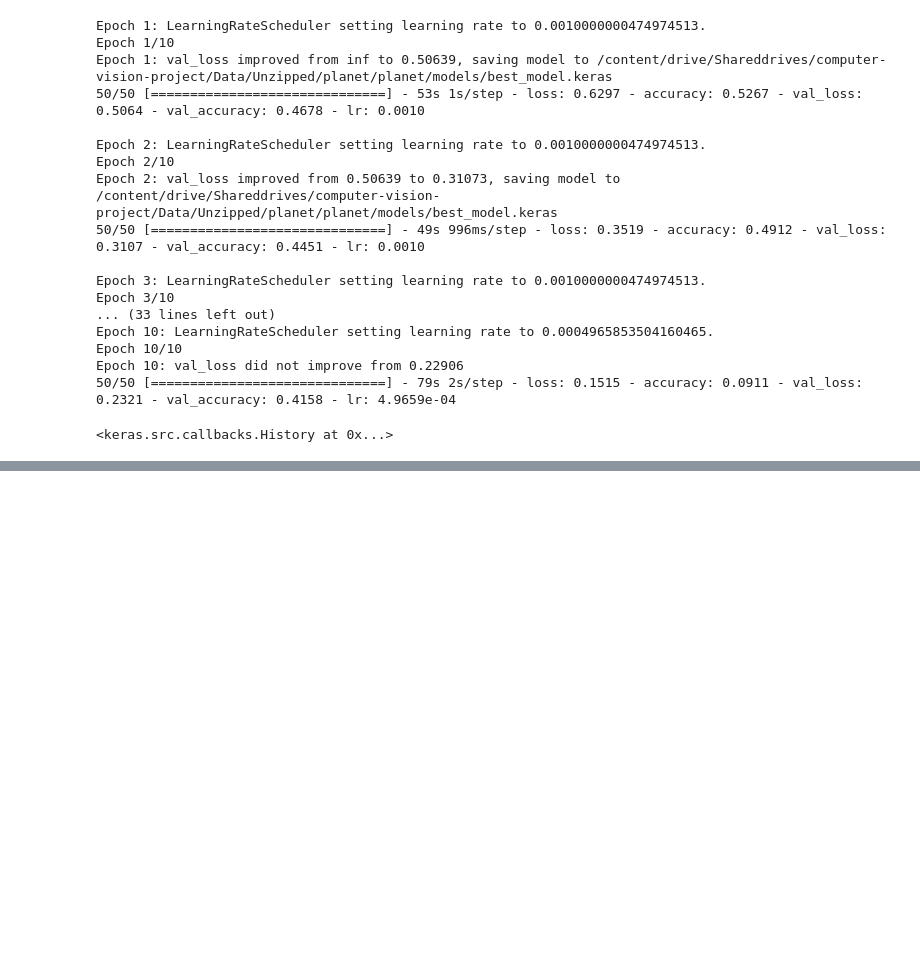
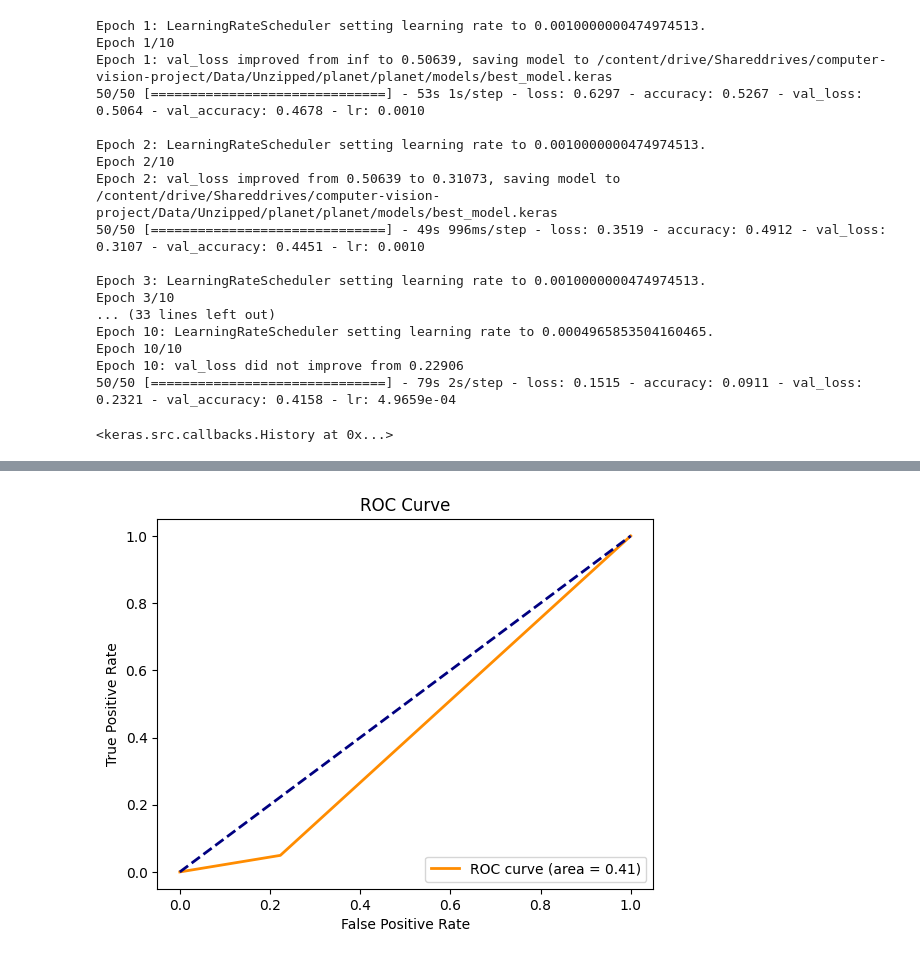
Before and after one commit to ssegovba/identifying-deforestation, a Jupyter notebook: notebooks/cnn_custom_model_classifier.ipynb, the cells around one changed output, grey strips where cells are left out. Drawn from its saved outputs; the diff is of its cells as text; code cells hidden in the pictures; blank space fills up the shorter version.

Commit message:
Initial evaluation metrics

```diff
--- a/notebooks/cnn_custom_model_classifier.ipynb
+++ b/notebooks/cnn_custom_model_classifier.ipynb
@@ -111,8 +117,8 @@ print("Images in train dataset:", len(train_data))
 print("Images in validation dataset:", len(val_data))
 
 # Creating data generators for train and validation datasets
-train_generator = fetch_images_and_labels(train_data, train_path, batch_size=batch_size, img_target_size=(100, 100))
-val_generator = fetch_images_and_labels(val_data, train_path, batch_size=batch_size, img_target_size=(100, 100))
+train_generator = fetch_images_and_labels(train_data, train_path, batch_size=batch_size, img_target_size=(100, 100), False)
+val_generator = fetch_images_and_labels(val_data, train_path, batch_size=batch_size, img_target_size=(100, 100), True)
 # %% [output]
 Images in train dataset: 6400
 Images in validation dataset: 1600
@@ -235,0 +244,23 @@ Epoch 10: val_loss did not improve from 0.22906
+# %%
+import matplotlib.pyplot as plt
+from tensorflow.keras.models import load_model
+from sklearn.metrics import classification_report, confusion_matrix, roc_curve, auc
+
+# Path where the model is stored
+model_path = data_path + 'models/best_model.keras'
+model = load_model(model_path)
+# %%
+# Collect all predictions and true labels
+all_labels = []
+all_predictions = []
+
+for images, labels in val_generator:
+    preds = model.predict(images)
+    all_predictions.extend(preds)
+    all_labels.extend(labels)
+    if len(all_labels) >= len(val_data):
+        break
+
+# Convert predictions and labels to binary format
+all_labels = np.array(all_labels)
+all_predictions = np.round(np.array(all_predictions))
@@ -235,0 +305,16 @@ Epoch 10: val_loss did not improve from 0.22906
+# %%
+# ROC Curve and AUC for multi-label classification
+# Calculating micro-average ROC curve and ROC area
+fpr, tpr, _ = roc_curve(all_labels.ravel(), all_predictions.ravel())
+roc_auc = auc(fpr, tpr)
+
+plt.figure()
+plt.plot(fpr, tpr, color='darkorange', lw=2, label='ROC curve (area = %0.2f)' % roc_auc)
+plt.plot([0, 1], [0, 1], color='navy', lw=2, linestyle='--')
+plt.xlabel('False Positive Rate')
+plt.ylabel('True Positive Rate')
+plt.title('ROC Curve')
+plt.legend(loc="lower right")
+plt.show()
+# %% [output]
+[figure, added]
```
Also changed, not shown: parts of 7 cells of this notebook.
